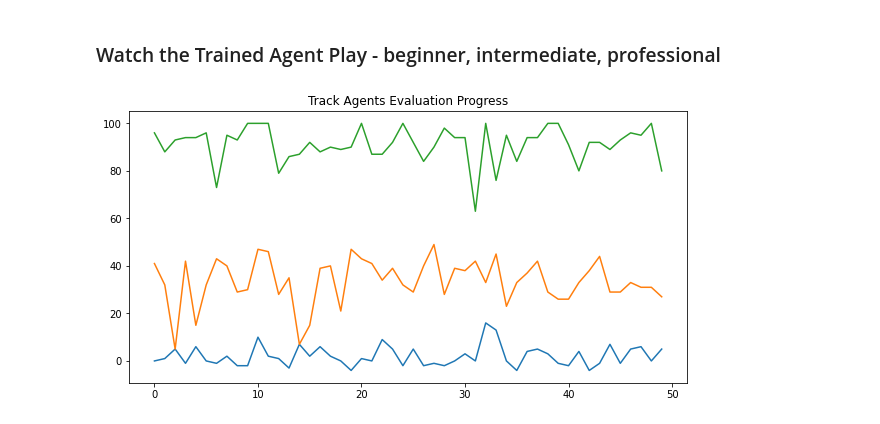
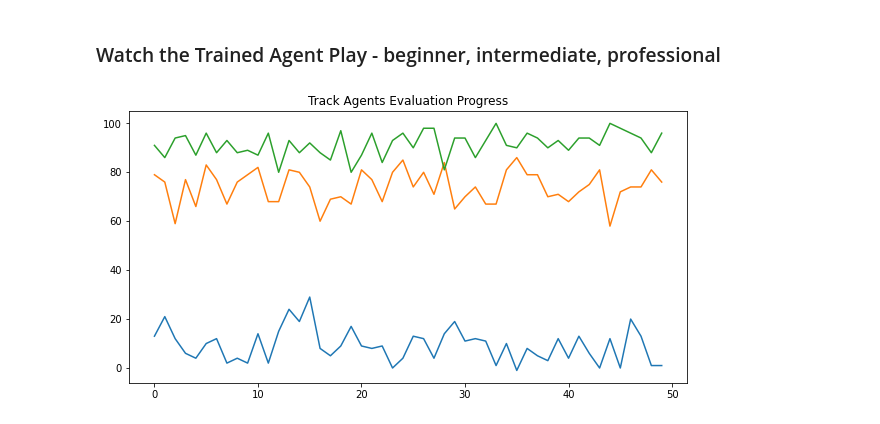
Before and after one commit to neural-computing/INM707-deep-learning, a Jupyter notebook: Boxing-dqn/Boxing-Test-DoubleDQN-PER-DuelingNet-FCNET.ipynb, the cells around one changed output. Saved outputs shown, nothing was run; the diff lists cells and outputs as text; code cells hidden in the pictures.

```diff
--- a/Boxing-dqn/Boxing-Test-DoubleDQN-PER-DuelingNet-FCNET.ipynb
+++ b/Boxing-dqn/Boxing-Test-DoubleDQN-PER-DuelingNet-FCNET.ipynb
@@ -74,9 +74,9 @@ env1 = gym.make(env_id)
 env2 = gym.make(env_id)
 env3 = gym.make(env_id)
 
-beginner = torch.load( "./models/boxing-ram-model_100000.model")
-intermediate = torch.load( "./models/boxing-ram-model_500000.model")
-professional = torch.load( "./models/boxing-ram-model_5000000.model")
+beginner = torch.load( "./models/test_%s_250000.model" % env_id)
+intermediate = torch.load( "./models/test_%s_500000.model" % env_id)
+professional = torch.load( "./models/test_%s_5000000.model" % env_id)
 
 beginner.eval()
 intermediate.eval()
@@ -131,31 +131,31 @@ while gaming:
 
     if done2 and games_played2 < num_episodes:
         state2 = env2.reset()
         all_rewards2.append(episode_reward2)
         episode_reward2 = 0
         games_played2 += 1
 
     if games_played3 < num_episodes:
         action3 = professional.act(state3, 0.01)
         next_state3, reward3, done3, _ = env3.step(action3)
         state3 = next_state3
         episode_reward3 += reward3
 
     if done3 and games_played3 < num_episodes:
         state3 = env3.reset()
         all_rewards3.append(episode_reward3)
         episode_reward3 = 0
         games_played3 += 1
 
     if frame_idx % 200 == 0:
         eval_plot([all_rewards1, all_rewards2, all_rewards3])
 
     if games_played1 == num_episodes and games_played2 == num_episodes and games_played3 == num_episodes:
         gaming = False
 
     frame_idx +=1
 
 # Final Plot
 eval_plot([all_rewards1, all_rewards2, all_rewards3])
 # %% [output]
-[figure, old version]
+[figure, new version]
```
Also changed, not shown: parts of 1 cell of this notebook, 10 other files.
